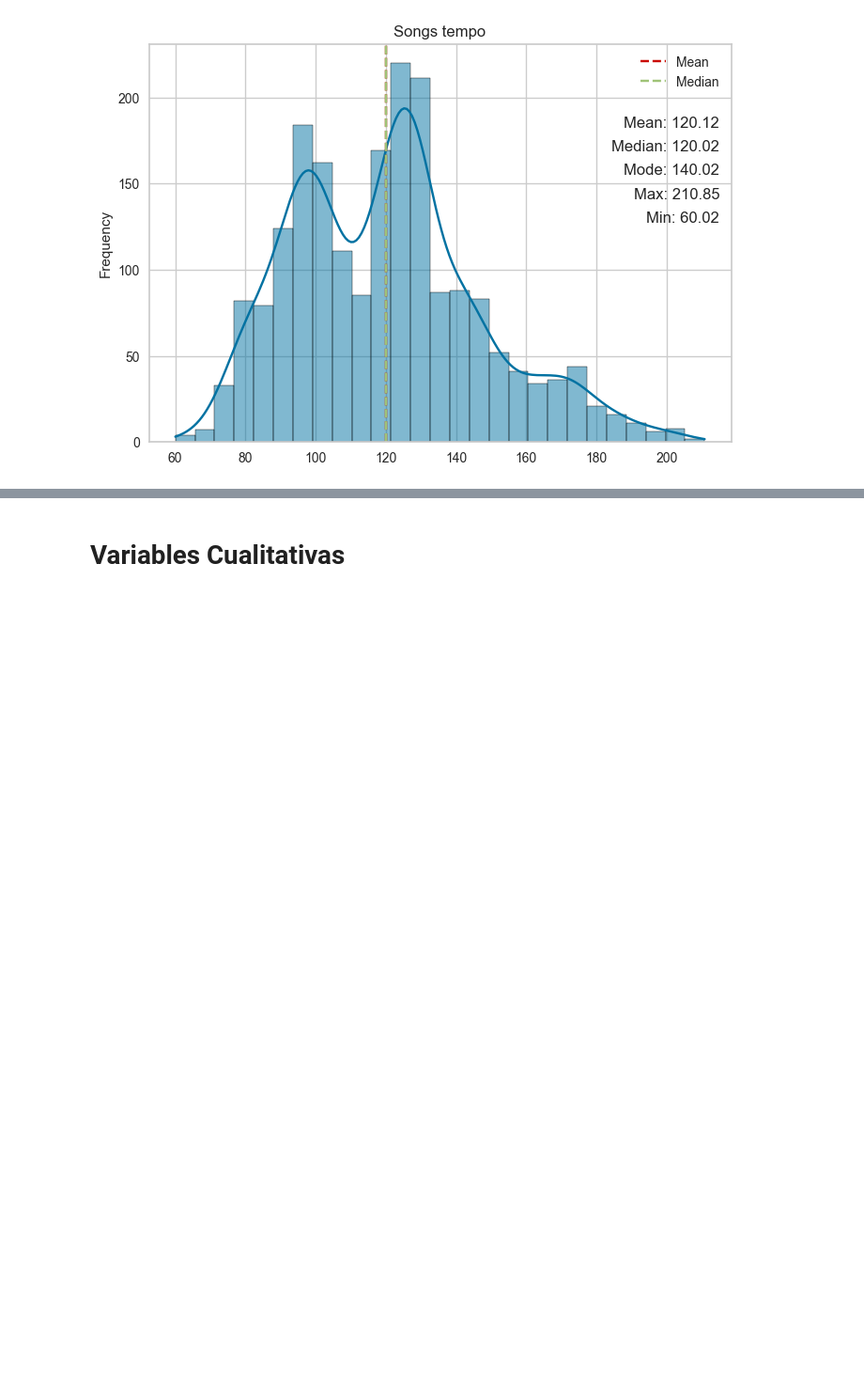
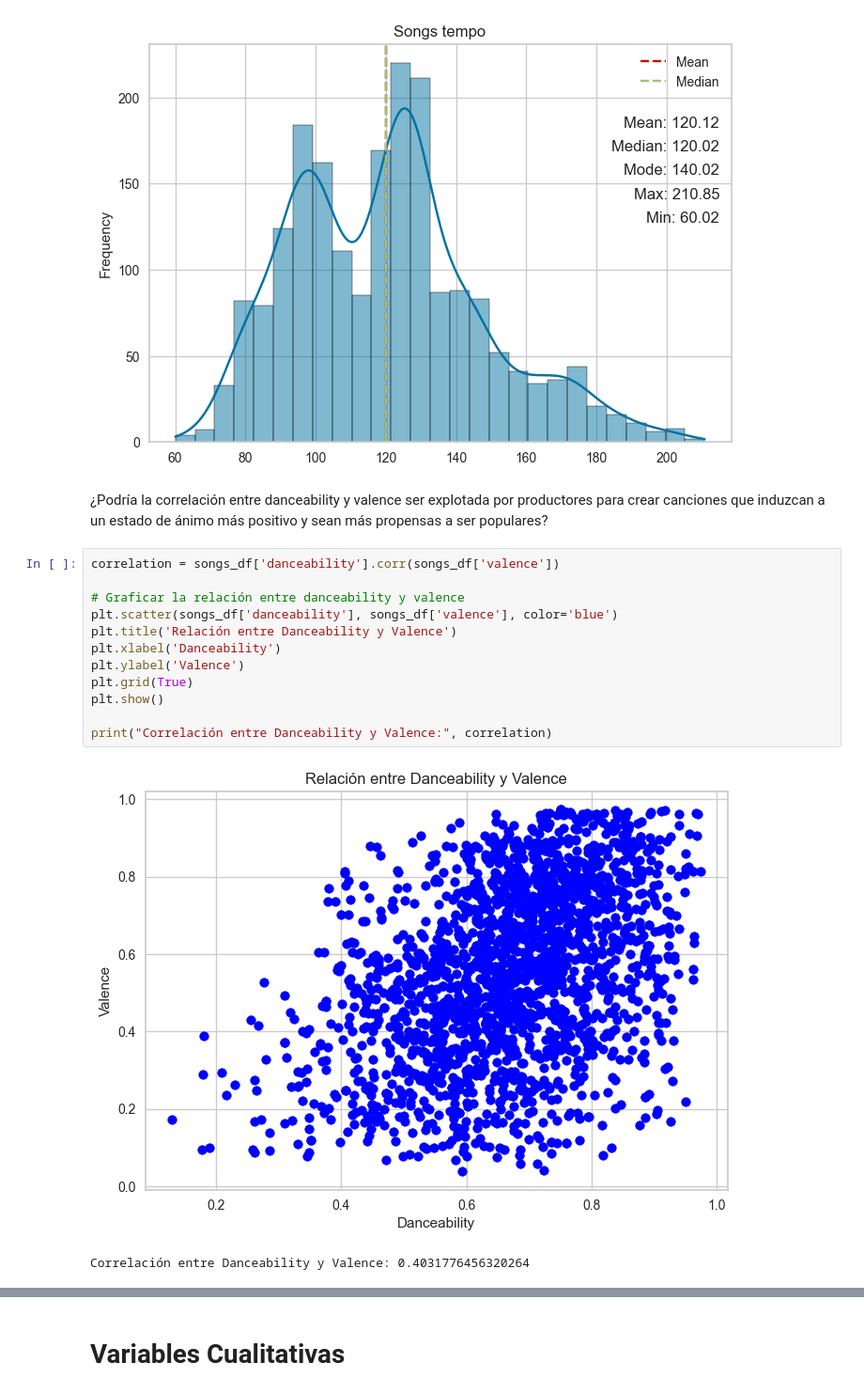
Before and after one commit to estebandonis/Proyecto1-MineriadeDatos, a Jupyter notebook: proyecto1.ipynb, the cells around one changed output, grey strips where cells are left out. Shown at 94% size. Cells and saved outputs as stored; diff of their text form; blank space fills up the shorter version.

```diff
--- a/proyecto1.ipynb
+++ b/proyecto1.ipynb
@@ -679,3 +667,21 @@ min        60.019000
 max       210.851000
 Name: tempo, dtype: float64
 [figure]
+# %% [markdown]
+
+¿Podría la correlación entre danceability y valence ser explotada por productores para crear canciones que induzcan a un estado de ánimo más positivo y sean más propensas a ser populares?
+# %%
+correlation = songs_df['danceability'].corr(songs_df['valence'])
+
+# Graficar la relación entre danceability y valence
+plt.scatter(songs_df['danceability'], songs_df['valence'], color='blue')
+plt.title('Relación entre Danceability y Valence')
+plt.xlabel('Danceability')
+plt.ylabel('Valence')
+plt.grid(True)
+plt.show()
+
+print("Correlación entre Danceability y Valence:", correlation)
+# %% [output]
+[figure, added]
+Correlación entre Danceability y Valence: 0.4031776456320264
```
Also changed, not shown: parts of 27 cells of this notebook.
